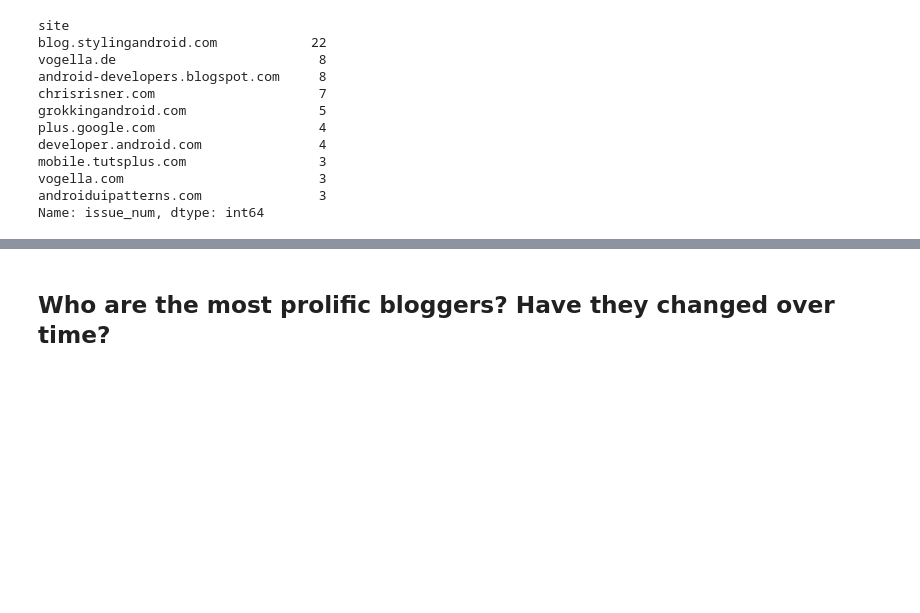
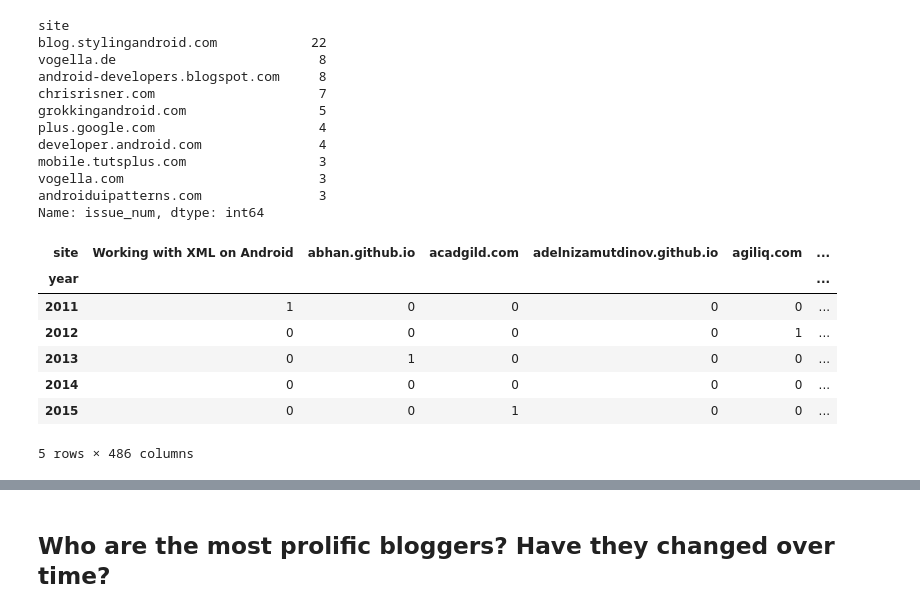
Before and after one commit to jordanjoz1/androidweekly-analysis, a Jupyter notebook: analysis.ipynb, the cells around one changed output, grey strips where cells are left out. Drawn from its saved outputs; the diff is of its cells as text; code cells hidden in the pictures; blank space fills up the shorter version.

```diff
--- a/analysis.ipynb
+++ b/analysis.ipynb
@@ -166,6 +180,14 @@ df.head()
 | 2 | For our dev rookies we got an Jav... | http://mobile.tutsplus.com/tutori... | Articles and Tutorials | NaN | 1 | http://mobile.tutsplus.com/tutori... |
 | 3 | The brandnew nexus with Android 4... | http://www.google.com/nexus/ | Headlines | NaN | 1 | http://www.google.com/nexus/ |
 | 4 | A very cool info graphic about th... | http://bbgeeks.com/images/Android... | Headlines | NaN | 1 | http://bbgeeks.com/images/Android... |
+# %%
+df.loc[df.issue_num >= 191, 'year'] = 2016
+df.loc[(df.issue_num < 191) & (df.issue_num >= 134), 'year'] = 2015
+df.loc[(df.issue_num < 134) & (df.issue_num >= 83), 'year'] = 2014
+df.loc[(df.issue_num < 83) & (df.issue_num >= 49), 'year'] = 2013
+df.loc[(df.issue_num < 49) & (df.issue_num >= 9), 'year'] = 2012
+df.loc[df.issue_num < 9, 'year'] = 2011
+df.year = df.year.astype(int)
 # %% [markdown]
 # Analysis
 
@@ -319,3 +335,15 @@ mobile.tutsplus.com                 3
 vogella.com                         3
 androiduipatterns.com               3
 Name: issue_num, dtype: int64
+# %%
+blogs_by_year = pd.pivot_table(adf, index='year', columns='site', aggfunc=lambda x: len(x.unique()), fill_value=0).issue_num
+blogs_by_year.head()
+# %% [output]
+| site | Working with XML on Android | abhan.github.io | acadgild.com | adelnizamutdinov.github.io | agiliq.com | ... |
+| year |  |  |  |  |  | ... |
+| 2011 | 1 | 0 | 0 | 0 | 0 | ... |
+| 2012 | 0 | 0 | 0 | 0 | 1 | ... |
+| 2013 | 0 | 1 | 0 | 0 | 0 | ... |
+| 2014 | 0 | 0 | 0 | 0 | 0 | ... |
+| 2015 | 0 | 0 | 1 | 0 | 0 | ... |
+5 rows × 486 columns
```
Also changed, not shown: parts of 24 cells of this notebook.
